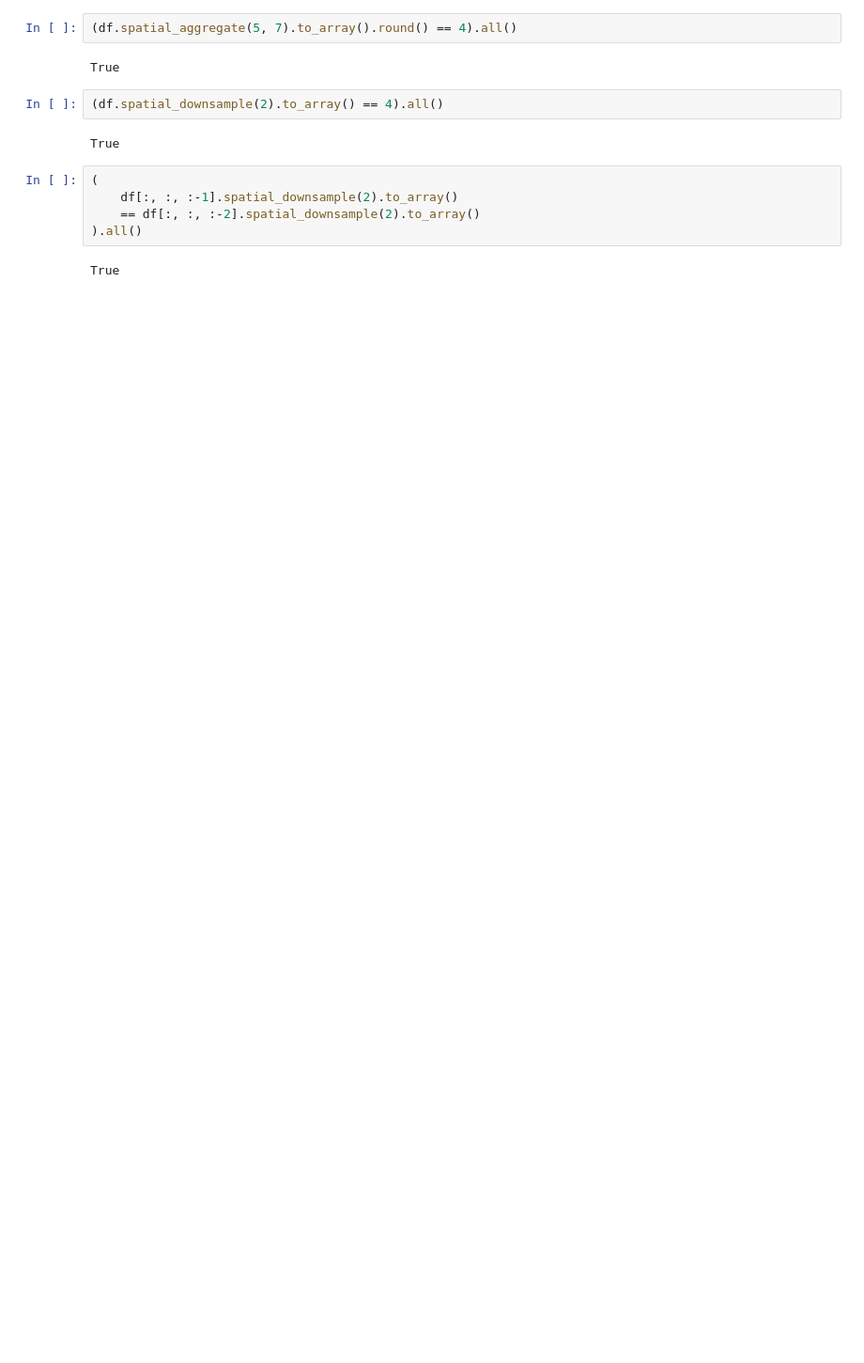
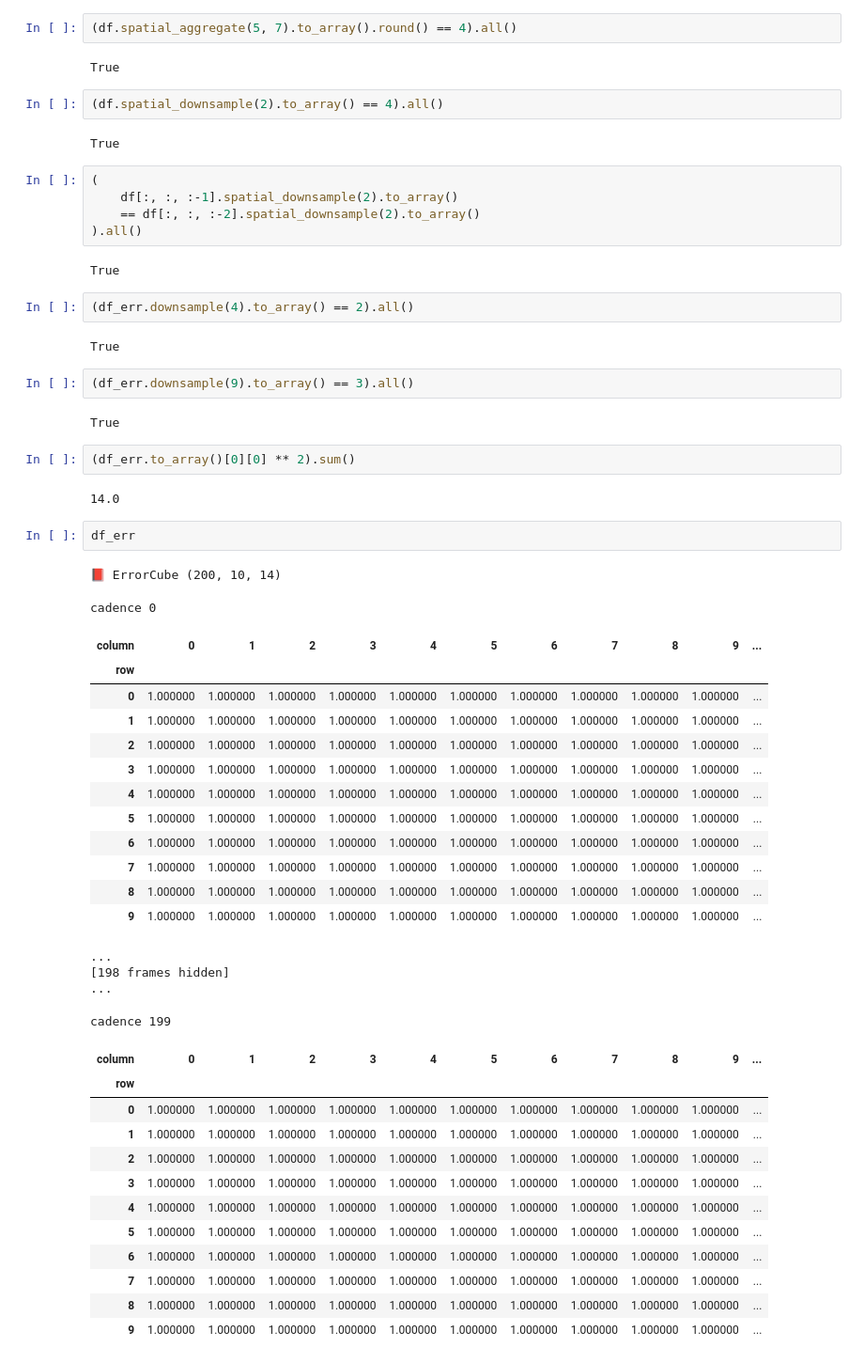
Before and after one commit to lightkurve/lkdata, a Jupyter notebook: demo.ipynb, the cells around one changed output. Shown at 94% size. Drawn from its saved outputs; the diff is of its cells as text; blank space fills up the shorter version.

```diff
--- a/demo.ipynb
+++ b/demo.ipynb
@@ -747,3 +834,48 @@ True
 ).all()
 # %% [output]
 True
+# %%
+(df_err.downsample(4).to_array() == 2).all()
+# %% [output]
+True
+# %%
+(df_err.downsample(9).to_array() == 3).all()
+# %% [output]
+True
+# %%
+(df_err.to_array()[0][0] ** 2).sum()
+# %% [output]
+14.0
+# %%
+df_err
+# %% [output]
+📕 ErrorCube (200, 10, 14)
+cadence 0
+| column | 0 | 1 | 2 | 3 | 4 | 5 | 6 | 7 | 8 | 9 | ... |
+| row |  |  |  |  |  |  |  |  |  |  |  |
+| 0 | 1.000000 | 1.000000 | 1.000000 | 1.000000 | 1.000000 | 1.000000 | 1.000000 | 1.000000 | 1.000000 | 1.000000 | ... |
+| 1 | 1.000000 | 1.000000 | 1.000000 | 1.000000 | 1.000000 | 1.000000 | 1.000000 | 1.000000 | 1.000000 | 1.000000 | ... |
+| 2 | 1.000000 | 1.000000 | 1.000000 | 1.000000 | 1.000000 | 1.000000 | 1.000000 | 1.000000 | 1.000000 | 1.000000 | ... |
+| 3 | 1.000000 | 1.000000 | 1.000000 | 1.000000 | 1.000000 | 1.000000 | 1.000000 | 1.000000 | 1.000000 | 1.000000 | ... |
+| 4 | 1.000000 | 1.000000 | 1.000000 | 1.000000 | 1.000000 | 1.000000 | 1.000000 | 1.000000 | 1.000000 | 1.000000 | ... |
+| 5 | 1.000000 | 1.000000 | 1.000000 | 1.000000 | 1.000000 | 1.000000 | 1.000000 | 1.000000 | 1.000000 | 1.000000 | ... |
+| 6 | 1.000000 | 1.000000 | 1.000000 | 1.000000 | 1.000000 | 1.000000 | 1.000000 | 1.000000 | 1.000000 | 1.000000 | ... |
+| 7 | 1.000000 | 1.000000 | 1.000000 | 1.000000 | 1.000000 | 1.000000 | 1.000000 | 1.000000 | 1.000000 | 1.000000 | ... |
+| 8 | 1.000000 | 1.000000 | 1.000000 | 1.000000 | 1.000000 | 1.000000 | 1.000000 | 1.000000 | 1.000000 | 1.000000 | ... |
+| 9 | 1.000000 | 1.000000 | 1.000000 | 1.000000 | 1.000000 | 1.000000 | 1.000000 | 1.000000 | 1.000000 | 1.000000 | ... |
+...
+[198 frames hidden]
+...
+cadence 199
+| column | 0 | 1 | 2 | 3 | 4 | 5 | 6 | 7 | 8 | 9 | ... |
+| row |  |  |  |  |  |  |  |  |  |  |  |
+| 0 | 1.000000 | 1.000000 | 1.000000 | 1.000000 | 1.000000 | 1.000000 | 1.000000 | 1.000000 | 1.000000 | 1.000000 | ... |
+| 1 | 1.000000 | 1.000000 | 1.000000 | 1.000000 | 1.000000 | 1.000000 | 1.000000 | 1.000000 | 1.000000 | 1.000000 | ... |
+| 2 | 1.000000 | 1.000000 | 1.000000 | 1.000000 | 1.000000 | 1.000000 | 1.000000 | 1.000000 | 1.000000 | 1.000000 | ... |
+| 3 | 1.000000 | 1.000000 | 1.000000 | 1.000000 | 1.000000 | 1.000000 | 1.000000 | 1.000000 | 1.000000 | 1.000000 | ... |
+| 4 | 1.000000 | 1.000000 | 1.000000 | 1.000000 | 1.000000 | 1.000000 | 1.000000 | 1.000000 | 1.000000 | 1.000000 | ... |
+| 5 | 1.000000 | 1.000000 | 1.000000 | 1.000000 | 1.000000 | 1.000000 | 1.000000 | 1.000000 | 1.000000 | 1.000000 | ... |
+| 6 | 1.000000 | 1.000000 | 1.000000 | 1.000000 | 1.000000 | 1.000000 | 1.000000 | 1.000000 | 1.000000 | 1.000000 | ... |
+| 7 | 1.000000 | 1.000000 | 1.000000 | 1.000000 | 1.000000 | 1.000000 | 1.000000 | 1.000000 | 1.000000 | 1.000000 | ... |
+| 8 | 1.000000 | 1.000000 | 1.000000 | 1.000000 | 1.000000 | 1.000000 | 1.000000 | 1.000000 | 1.000000 | 1.000000 | ... |
+| 9 | 1.000000 | 1.000000 | 1.000000 | 1.000000 | 1.000000 | 1.000000 | 1.000000 | 1.000000 | 1.000000 | 1.000000 | ... |
```
Also changed, not shown: parts of 12 cells of this notebook, 3 other files.
